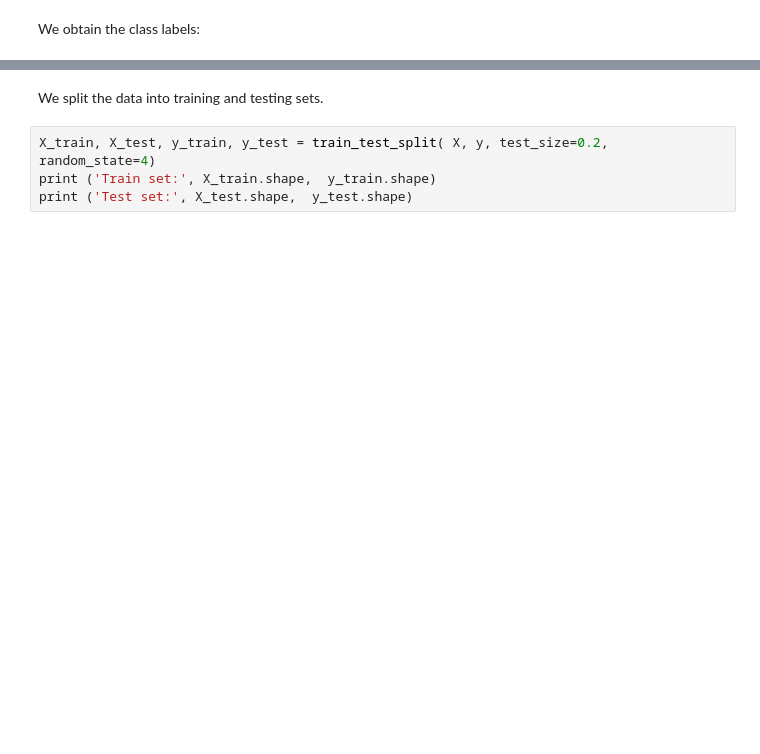
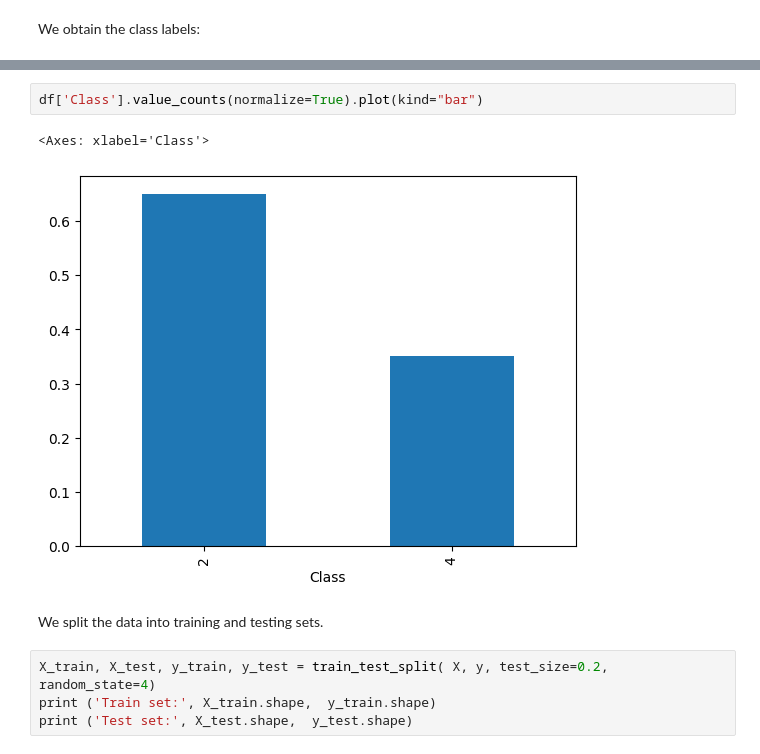
Before and after one commit to zhiyixu/ibm, a Jupyter notebook: 3.分类问题/Ada_Boost.ipynb, the cells around one changed output, grey strips where cells are left out. Drawn from its saved outputs; the diff is of its cells as text; blank space fills up the shorter version.

```diff
--- a/3.分类问题/Ada_Boost.ipynb
+++ b/3.分类问题/Ada_Boost.ipynb
@@ -326,3 +417,8 @@ y.head()
+# %%
+df['Class'].value_counts(normalize=True).plot(kind="bar")
+# %% [output]
+<Axes: xlabel='Class'>
+[figure, added]
 # %% [markdown]
 We split the data into training and testing sets.
 # %%
```
Also changed, not shown: parts of 40 cells of this notebook, 4 other files.
